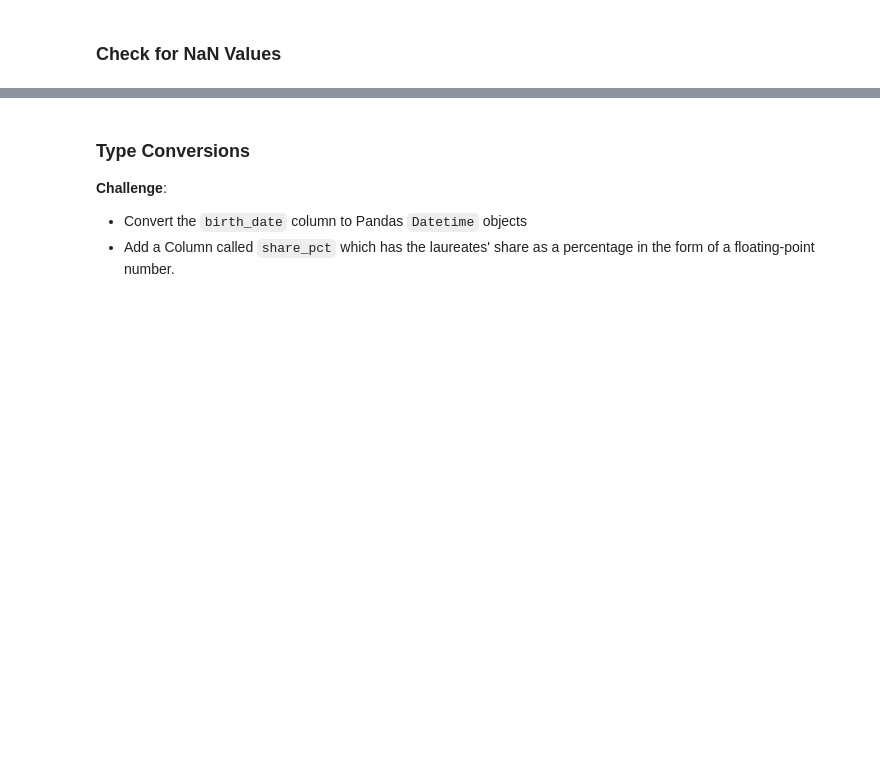
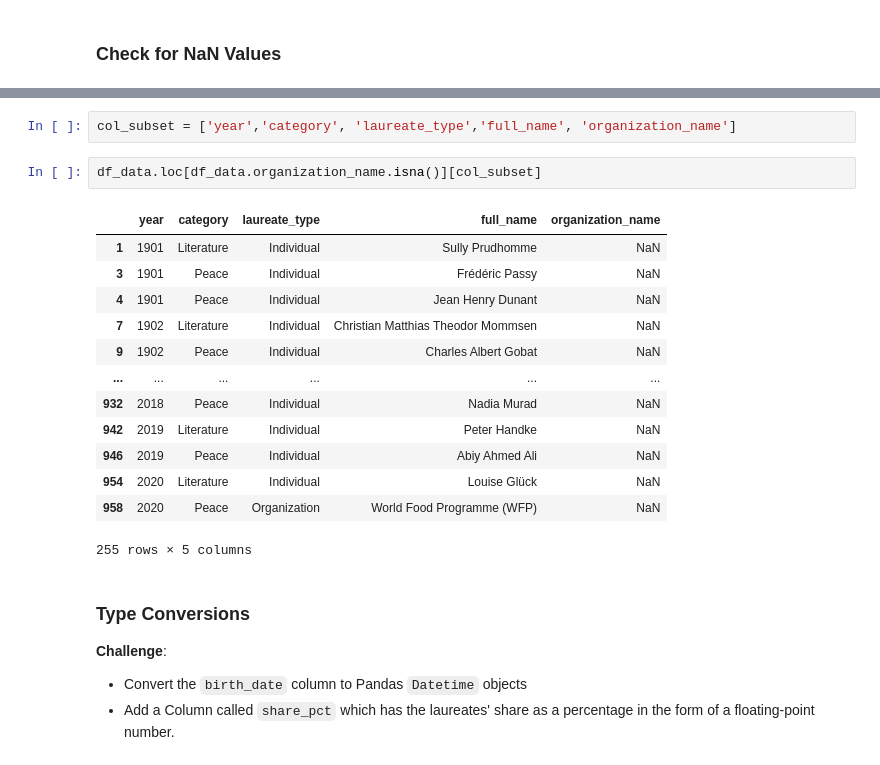
Before and after one commit to Berkayclk06/NobelPrizeAnalysisEx, a Jupyter notebook: Nobel_Prize_Analysis_(start).ipynb, the cells around one changed output, grey strips where cells are left out. Cells and saved outputs as stored; diff of their text form; blank space fills up the shorter version.

```diff
--- a/Nobel_Prize_Analysis_(start).ipynb
+++ b/Nobel_Prize_Analysis_(start).ipynb
@@ -58,3 +124,21 @@ Caveats: The exact birth dates for Michael Houghton, Venkatraman Ramakrishnan, a
+# %%
+col_subset = ['year','category', 'laureate_type','full_name', 'organization_name']
+# %%
+df_data.loc[df_data.organization_name.isna()][col_subset]
+# %% [output]
+|  | year | category | laureate_type | full_name | organization_name |
+| 1 | 1901 | Literature | Individual | Sully Prudhomme | NaN |
+| 3 | 1901 | Peace | Individual | Frédéric Passy | NaN |
+| 4 | 1901 | Peace | Individual | Jean Henry Dunant | NaN |
+| 7 | 1902 | Literature | Individual | Christian Matthias Theodor Mommsen | NaN |
+| 9 | 1902 | Peace | Individual | Charles Albert Gobat | NaN |
+| ... | ... | ... | ... | ... | ... |
+| 932 | 2018 | Peace | Individual | Nadia Murad | NaN |
+| 942 | 2019 | Literature | Individual | Peter Handke | NaN |
+| 946 | 2019 | Peace | Individual | Abiy Ahmed Ali | NaN |
+| 954 | 2020 | Literature | Individual | Louise Glück | NaN |
+| 958 | 2020 | Peace | Organization | World Food Programme (WFP) | NaN |
+255 rows × 5 columns
 # %% [markdown]
 ### Type Conversions
 
```
Also changed, not shown: parts of 9 cells of this notebook.
